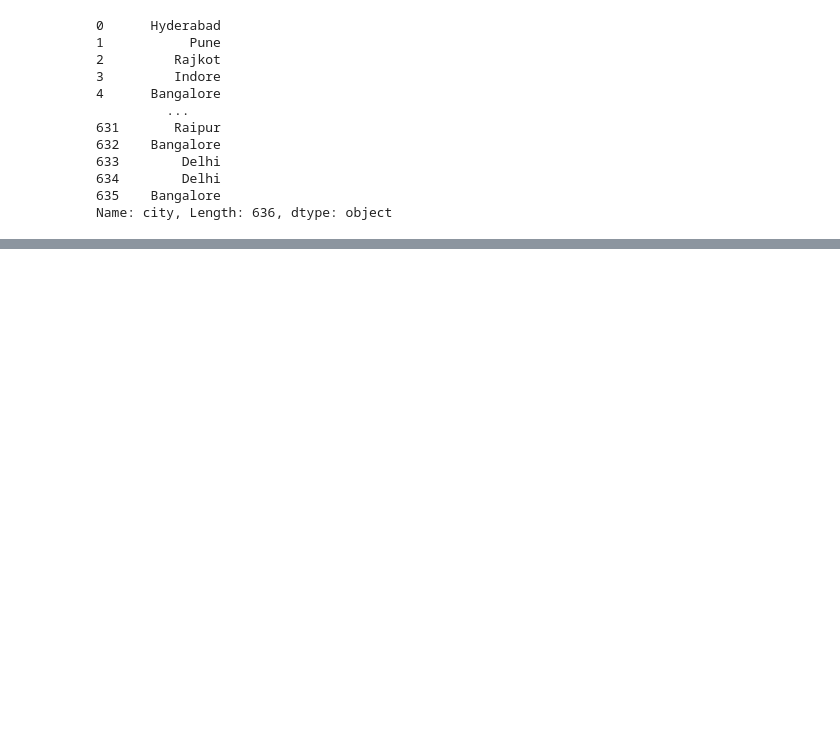
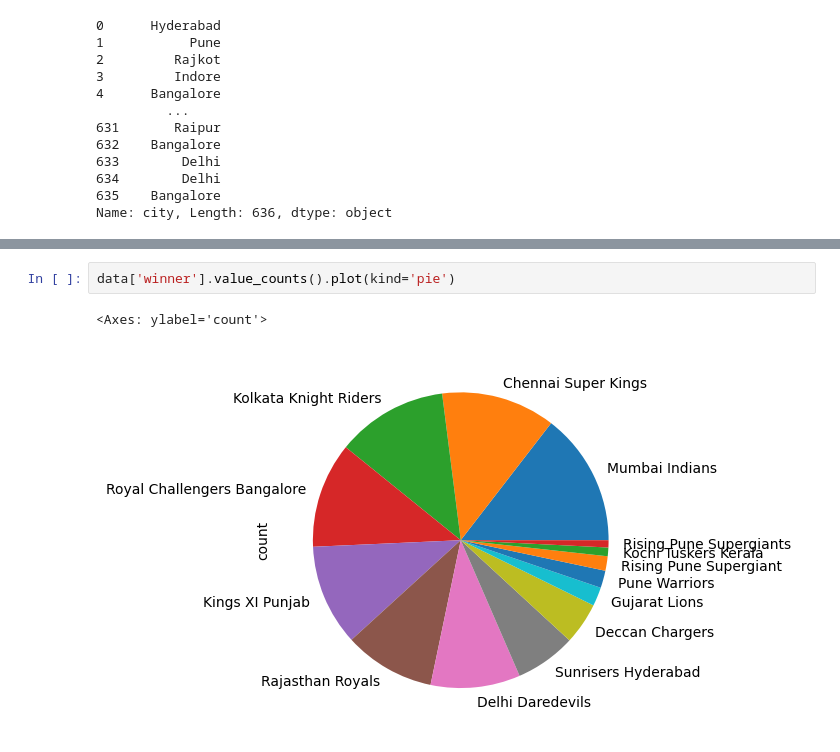
Before and after one commit to Aasthapaudel/-Imagine-cup-cloud-skill-Challenge-, a Jupyter notebook: Pandas.ipynb, the cells around one changed output, grey strips where cells are left out. Drawn from its saved outputs; the diff is of its cells as text; blank space fills up the shorter version.

```diff
--- a/Pandas.ipynb
+++ b/Pandas.ipynb
@@ -179,0 +195,5 @@ Name: city, Length: 636, dtype: object
+# %%
+data['winner'].value_counts().plot(kind='pie')
+# %% [output]
+<Axes: ylabel='count'>
+[figure, added]
```
Also changed, not shown: parts of 10 cells of this notebook.
